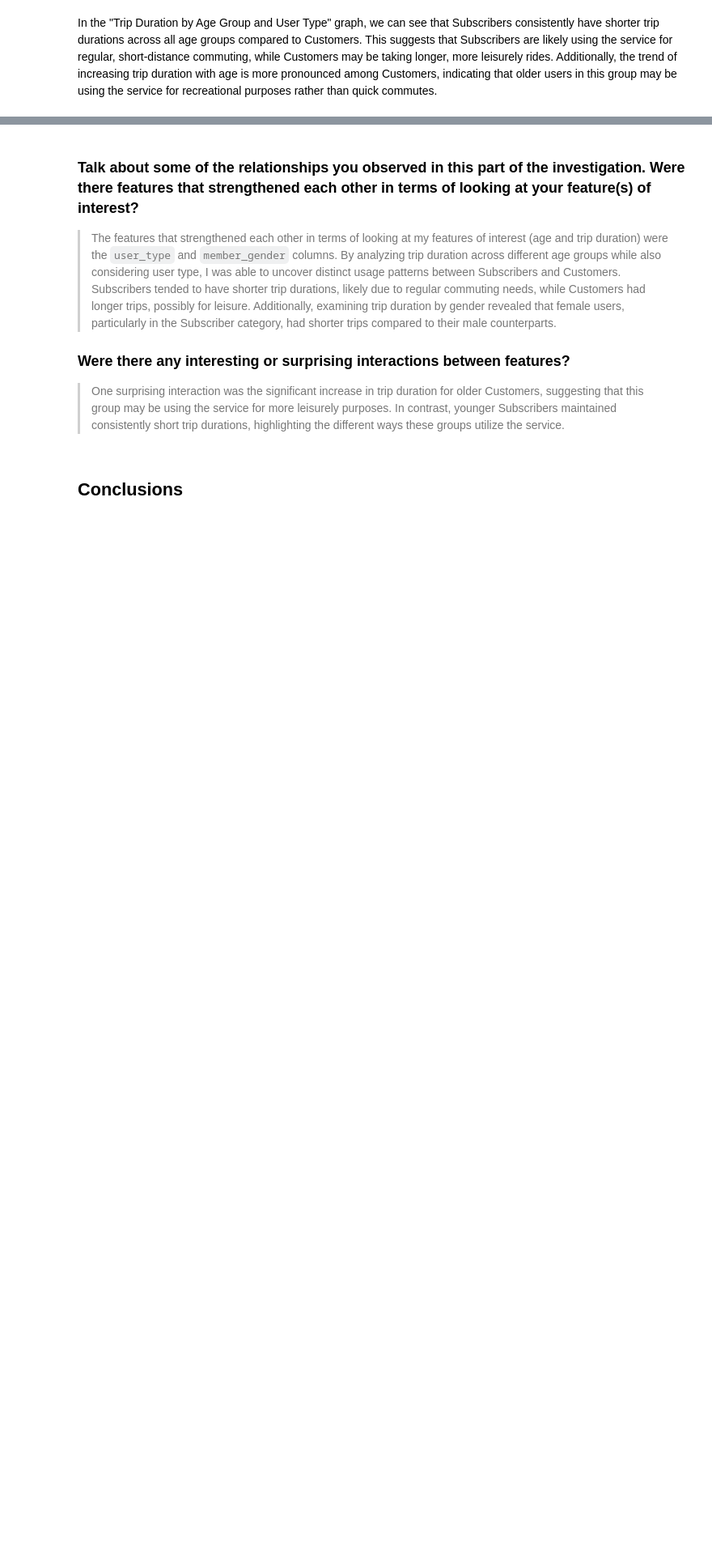
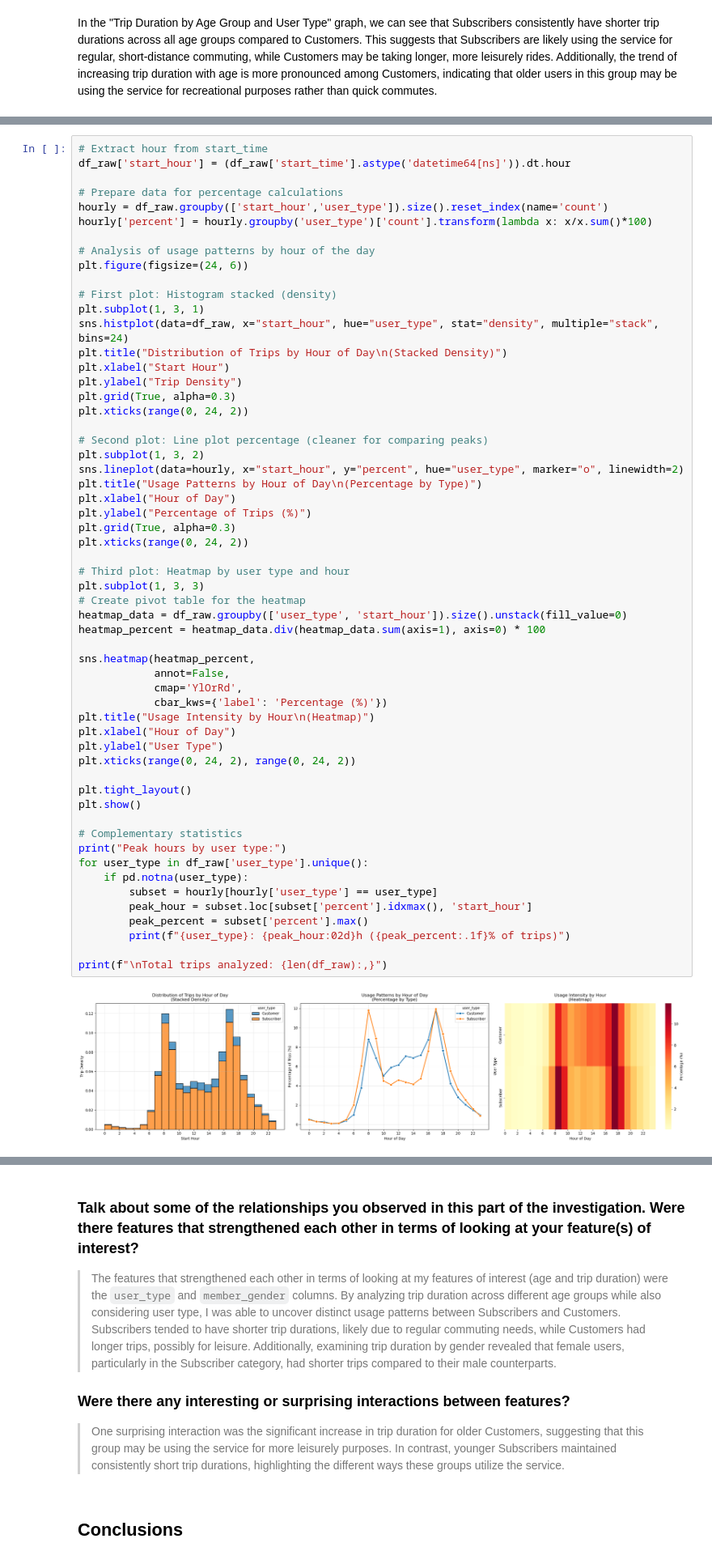
Before and after one commit to albertoivo/communicate-data-findings-dand, a Jupyter notebook: Part_I_exploration_template.ipynb, the cells around one changed output, grey strips where cells are left out. Shown at 81% size. Saved outputs shown, nothing was run; the diff lists cells and outputs as text; blank space fills up the shorter version.

```diff
--- a/Part_I_exploration_template.ipynb
+++ b/Part_I_exploration_template.ipynb
@@ -460,0 +465,59 @@ plt.show()
+# %%
+# Extract hour from start_time
+df_raw['start_hour'] = (df_raw['start_time'].astype('datetime64[ns]')).dt.hour
+
+# Prepare data for percentage calculations
+hourly = df_raw.groupby(['start_hour','user_type']).size().reset_index(name='count')
+hourly['percent'] = hourly.groupby('user_type')['count'].transform(lambda x: x/x.sum()*100)
+
+# Analysis of usage patterns by hour of the day
+plt.figure(figsize=(24, 6))
+
+# First plot: Histogram stacked (density)
+plt.subplot(1, 3, 1)
+sns.histplot(data=df_raw, x="start_hour", hue="user_type", stat="density", multiple="stack", bins=24)
+plt.title("Distribution of Trips by Hour of Day\n(Stacked Density)")
+plt.xlabel("Start Hour")
+plt.ylabel("Trip Density")
+plt.grid(True, alpha=0.3)
+plt.xticks(range(0, 24, 2))
+
+# Second plot: Line plot percentage (cleaner for comparing peaks)
+plt.subplot(1, 3, 2)
+sns.lineplot(data=hourly, x="start_hour", y="percent", hue="user_type", marker="o", linewidth=2)
+plt.title("Usage Patterns by Hour of Day\n(Percentage by Type)")
+plt.xlabel("Hour of Day")
+plt.ylabel("Percentage of Trips (%)")
+plt.grid(True, alpha=0.3)
+plt.xticks(range(0, 24, 2))
+
+# Third plot: Heatmap by user type and hour
+plt.subplot(1, 3, 3)
+# Create pivot table for the heatmap
+heatmap_data = df_raw.groupby(['user_type', 'start_hour']).size().unstack(fill_value=0)
+heatmap_percent = heatmap_data.div(heatmap_data.sum(axis=1), axis=0) * 100
+
+sns.heatmap(heatmap_percent,
+            annot=False,
+            cmap='YlOrRd',
+            cbar_kws={'label': 'Percentage (%)'})
+plt.title("Usage Intensity by Hour\n(Heatmap)")
+plt.xlabel("Hour of Day")
+plt.ylabel("User Type")
+plt.xticks(range(0, 24, 2), range(0, 24, 2))
+
+plt.tight_layout()
+plt.show()
+
+# Complementary statistics
+print("Peak hours by user type:")
+for user_type in df_raw['user_type'].unique():
+    if pd.notna(user_type):
+        subset = hourly[hourly['user_type'] == user_type]
+        peak_hour = subset.loc[subset['percent'].idxmax(), 'start_hour']
+        peak_percent = subset['percent'].max()
+        print(f"{user_type}: {peak_hour:02d}h ({peak_percent:.1f}% of trips)")
+
+print(f"\nTotal trips analyzed: {len(df_raw):,}")
+# %% [output]
+[figure, added]
```
Also changed, not shown: parts of 13 cells of this notebook.
